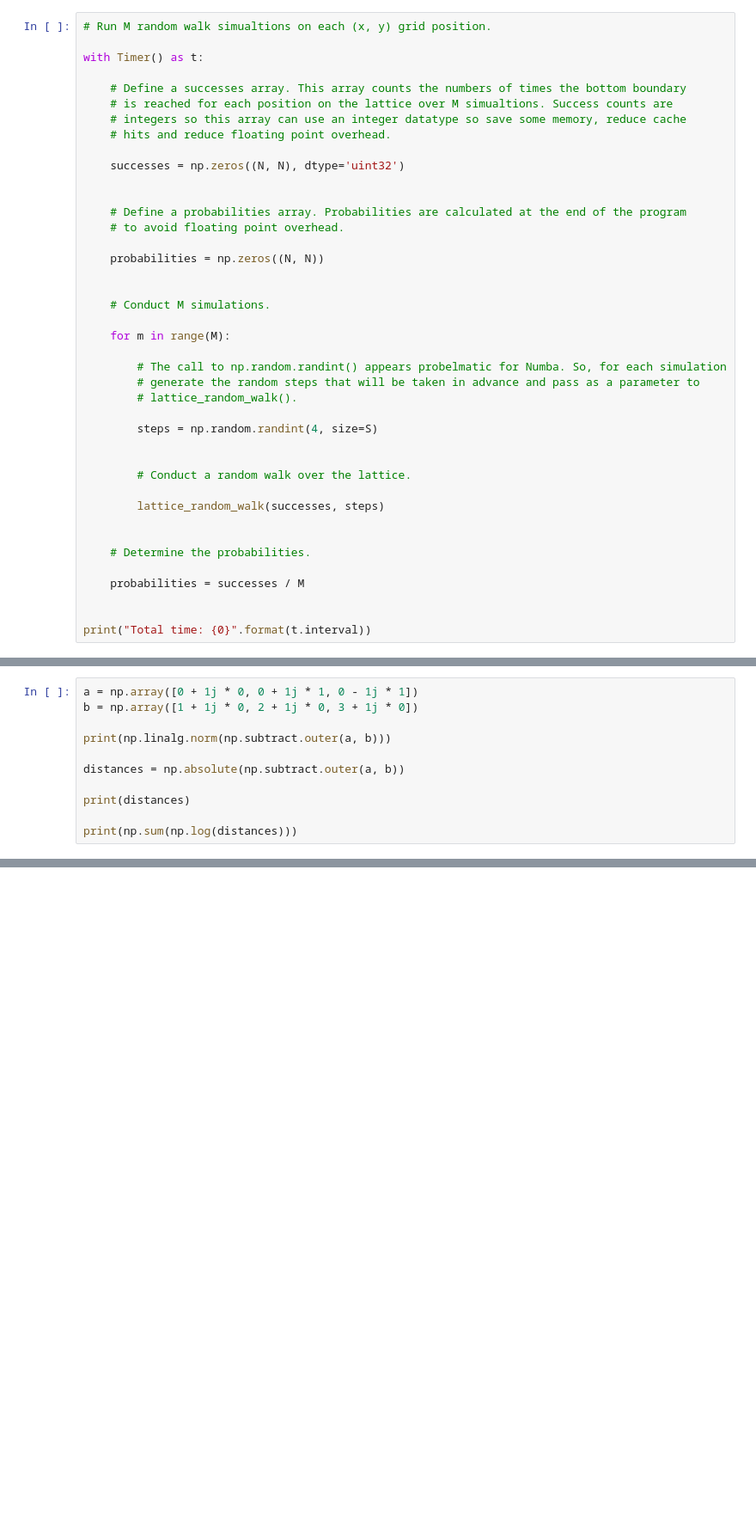
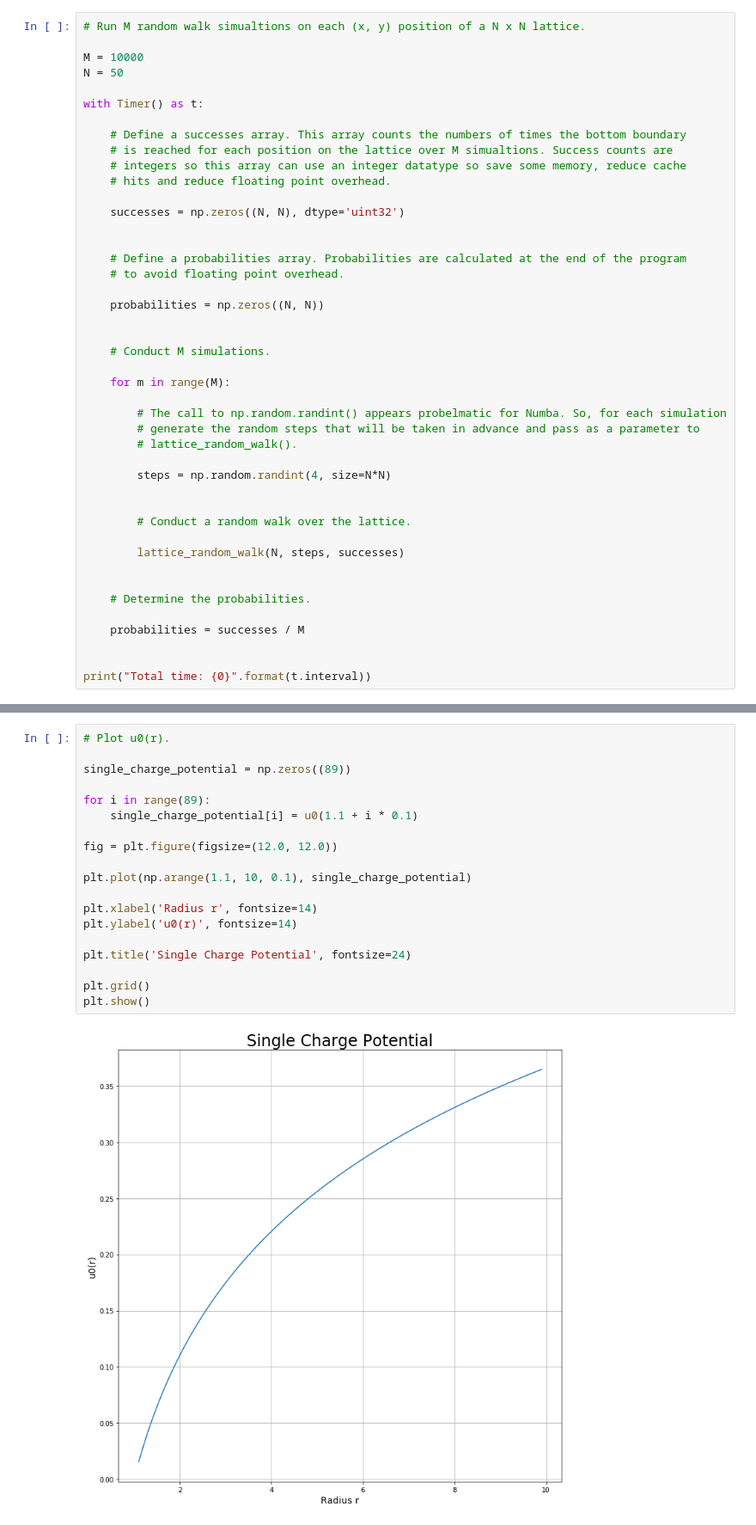
Before and after one commit to johnduffymsc/PHAS0102, a Jupyter notebook: assignment-1.ipynb, the cells around one changed output, grey strips where cells are left out. Shown at 86% size. Drawn from its saved outputs; the diff is of its cells as text; blank space fills up the shorter version.

```diff
--- a/assignment-1.ipynb
+++ b/assignment-1.ipynb
@@ -228,6 +224,9 @@ def lattice_random_walk(successes, steps):
                 successes[x - 1, y - 1] += 1
 # %%
-# Run M random walk simualtions on each (x, y) grid position.
+# Run M random walk simualtions on each (x, y) position of a N x N lattice.
+
+M = 10000
+N = 50
 
 with Timer() as t:
 
@@ -253,12 +252,12 @@ with Timer() as t:
         # generate the random steps that will be taken in advance and pass as a parameter to
         # lattice_random_walk().
 
-        steps = np.random.randint(4, size=S)
+        steps = np.random.randint(4, size=N*N)
 
 
         # Conduct a random walk over the lattice.
 
-        lattice_random_walk(successes, steps)
+        lattice_random_walk(N, steps, successes)
 
 
     # Determine the probabilities.
@@ -408,11 +435,0 @@ def f(m, n, r):
-# %%
-a = np.array([0 + 1j * 0, 0 + 1j * 1, 0 - 1j * 1])
-b = np.array([1 + 1j * 0, 2 + 1j * 0, 3 + 1j * 0])
-
-print(np.linalg.norm(np.subtract.outer(a, b)))
-
-distances = np.absolute(np.subtract.outer(a, b))
-
-print(distances)
-
-print(np.sum(np.log(distances)))
@@ -552,6 +548,27 @@ def u0(r):
     """
 
     return 1.0 / (2.0 * np.pi) * np.log(r)
+# %%
+# Plot u0(r).
+
+single_charge_potential = np.zeros((89))
+
+for i in range(89):
+    single_charge_potential[i] = u0(1.1 + i * 0.1)
+
+fig = plt.figure(figsize=(12.0, 12.0))
+
+plt.plot(np.arange(1.1, 10, 0.1), single_charge_potential)
+
+plt.xlabel('Radius r', fontsize=14)
+plt.ylabel('u0(r)', fontsize=14)
+
+plt.title('Single Charge Potential', fontsize=24)
+
+plt.grid()
+plt.show()
+# %% [output]
+[figure, added]
 # %%
 %%timeit
 
```
Also changed, not shown: parts of 50 cells of this notebook.
